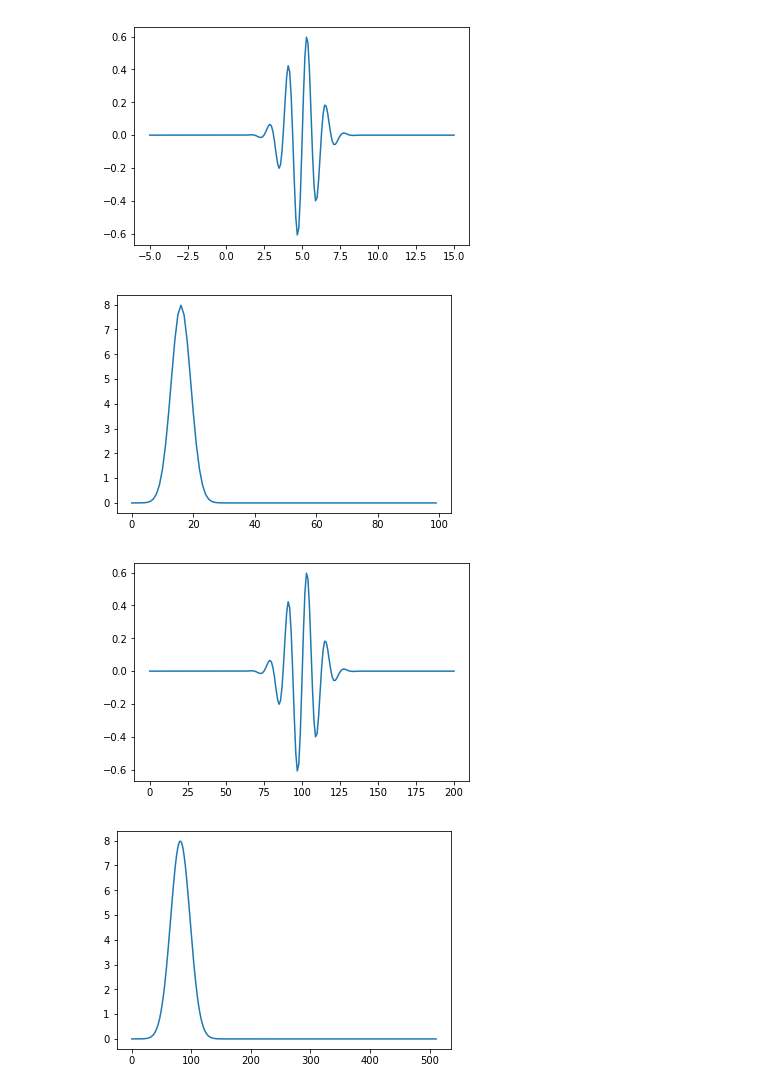
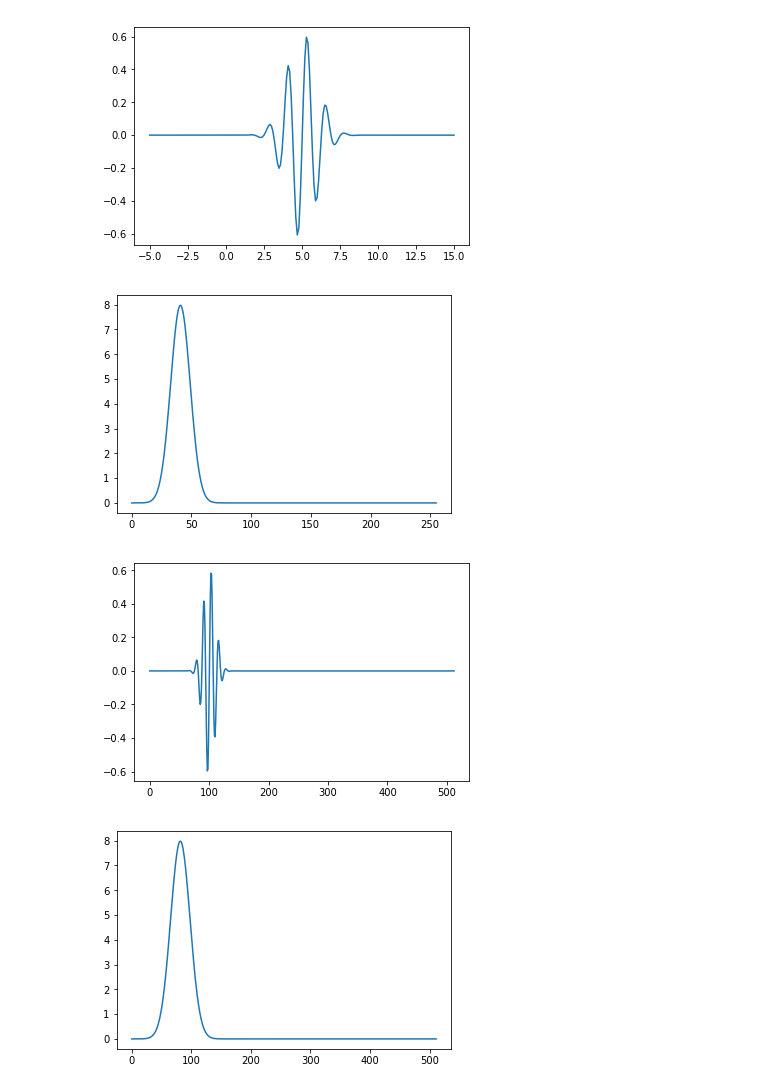
Before and after one commit to serhii-soboliev/dspbase, a Jupyter notebook: demo/dft_pairs/gaussian_burst.ipynb, the cells around one changed output. Saved outputs shown, nothing was run; the diff lists cells and outputs as text; code cells hidden in the pictures.

```diff
--- a/demo/dft_pairs/gaussian_burst.ipynb
+++ b/demo/dft_pairs/gaussian_burst.ipynb
@@ -12,18 +12,18 @@ plt.show()
 # %% [output]
 [figure]
 # %%
-re, im = dft(t2)
+re, im = dft(t2, result_length=512)
 ro, phi = cart_to_polar(re, im)
 plt.plot(ro)
 plt.show()
 # %% [output]
-[figure, old version]
+[figure, new version]
 # %%
 x_restored = i_dft(re, im)
 plt.plot(x_restored)
 plt.show()
 # %% [output]
-[figure, old version]
+[figure, new version]
 # %%
 w,h = signal.freqz(t2)
 ro, phi = cart_to_polar(h.real, h.imag)
```
Also changed, not shown: 3 other files.
